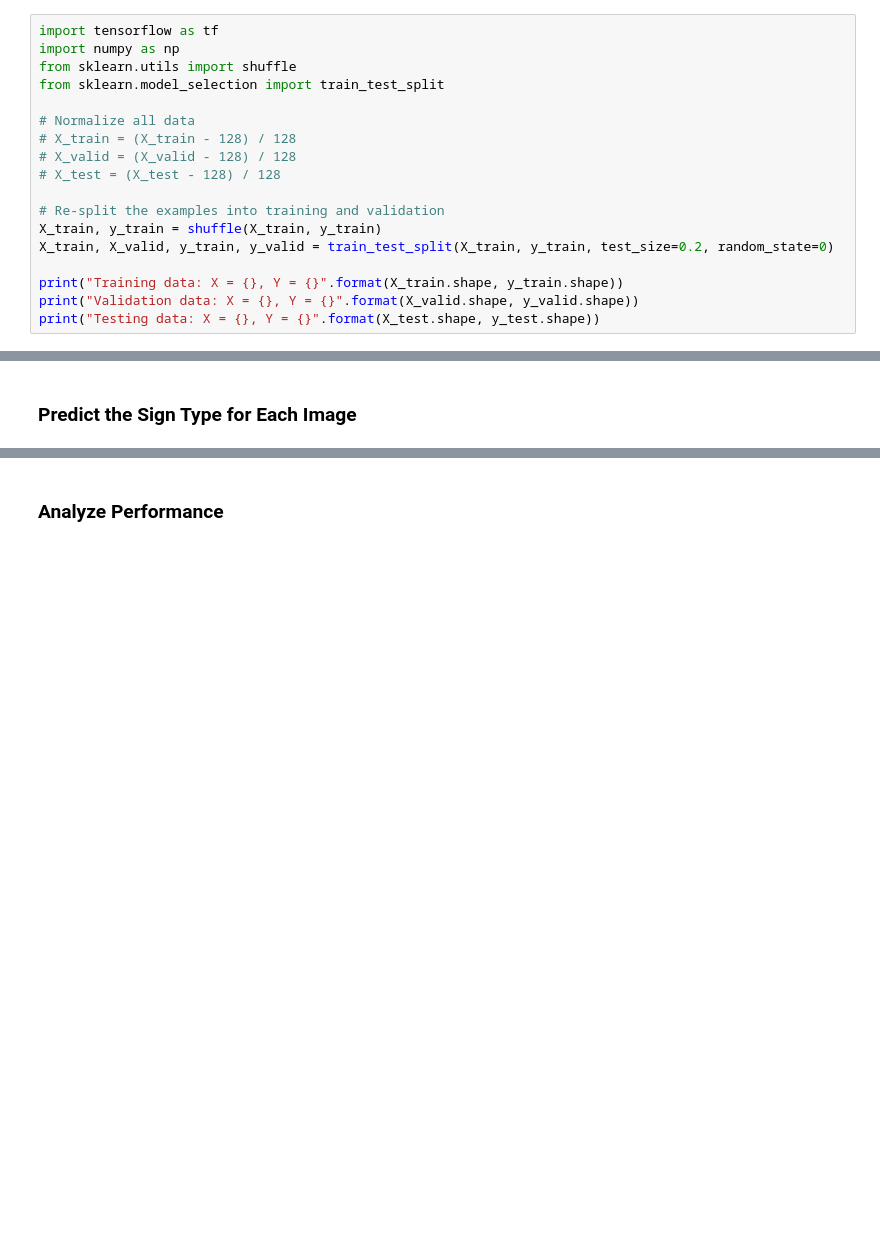
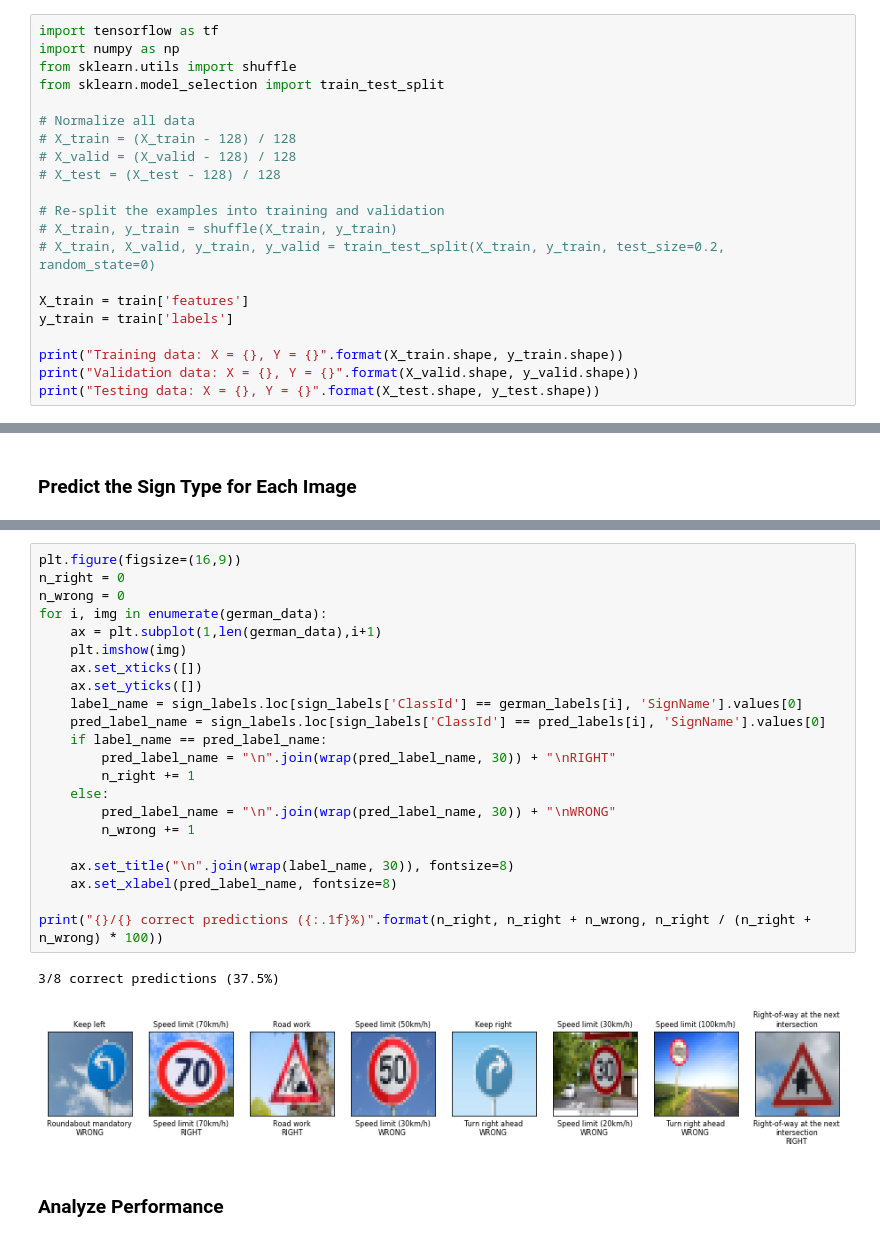
Before and after one commit to nagyben/CarND-Traffic-Sign-Classifier-Project, a Jupyter notebook: Traffic_Sign_Classifier.ipynb, the cells around one changed output, grey strips where cells are left out. Cells and saved outputs as stored; diff of their text form; blank space fills up the shorter version.

```diff
--- a/Traffic_Sign_Classifier.ipynb
+++ b/Traffic_Sign_Classifier.ipynb
@@ -436,8 +436,11 @@ from sklearn.model_selection import train_test_split
 # X_test = (X_test - 128) / 128
 
 # Re-split the examples into training and validation
-X_train, y_train = shuffle(X_train, y_train)
-X_train, X_valid, y_train, y_valid = train_test_split(X_train, y_train, test_size=0.2, random_state=0)
+# X_train, y_train = shuffle(X_train, y_train)
+# X_train, X_valid, y_train, y_valid = train_test_split(X_train, y_train, test_size=0.2, random_state=0)
+
+X_train = train['features']
+y_train = train['labels']
 
 print("Training data: X = {}, Y = {}".format(X_train.shape, y_train.shape))
 print("Validation data: X = {}, Y = {}".format(X_valid.shape, y_valid.shape))
@@ -738,3 +784,28 @@ You may find `signnames.csv` useful as it contains mappings from the class id (i
+# %%
+plt.figure(figsize=(16,9))
+n_right = 0
+n_wrong = 0
+for i, img in enumerate(german_data):
+    ax = plt.subplot(1,len(german_data),i+1)
+    plt.imshow(img)
+    ax.set_xticks([])
+    ax.set_yticks([])
+    label_name = sign_labels.loc[sign_labels['ClassId'] == german_labels[i], 'SignName'].values[0]
+    pred_label_name = sign_labels.loc[sign_labels['ClassId'] == pred_labels[i], 'SignName'].values[0]
+    if label_name == pred_label_name:
+        pred_label_name = "\n".join(wrap(pred_label_name, 30)) + "\nRIGHT"
+        n_right += 1
+    else:
+        pred_label_name = "\n".join(wrap(pred_label_name, 30)) + "\nWRONG"
+        n_wrong += 1
+
+    ax.set_title("\n".join(wrap(label_name, 30)), fontsize=8)
+    ax.set_xlabel(pred_label_name, fontsize=8)
+
+print("{}/{} correct predictions ({:.1f}%)".format(n_right, n_right + n_wrong, n_right / (n_right + n_wrong) * 100))
+# %% [output]
+3/8 correct predictions (37.5%)
+[figure, added]
 # %% [markdown]
 ### Analyze Performance
 # %%
```
Also changed, not shown: parts of 10 cells of this notebook.
